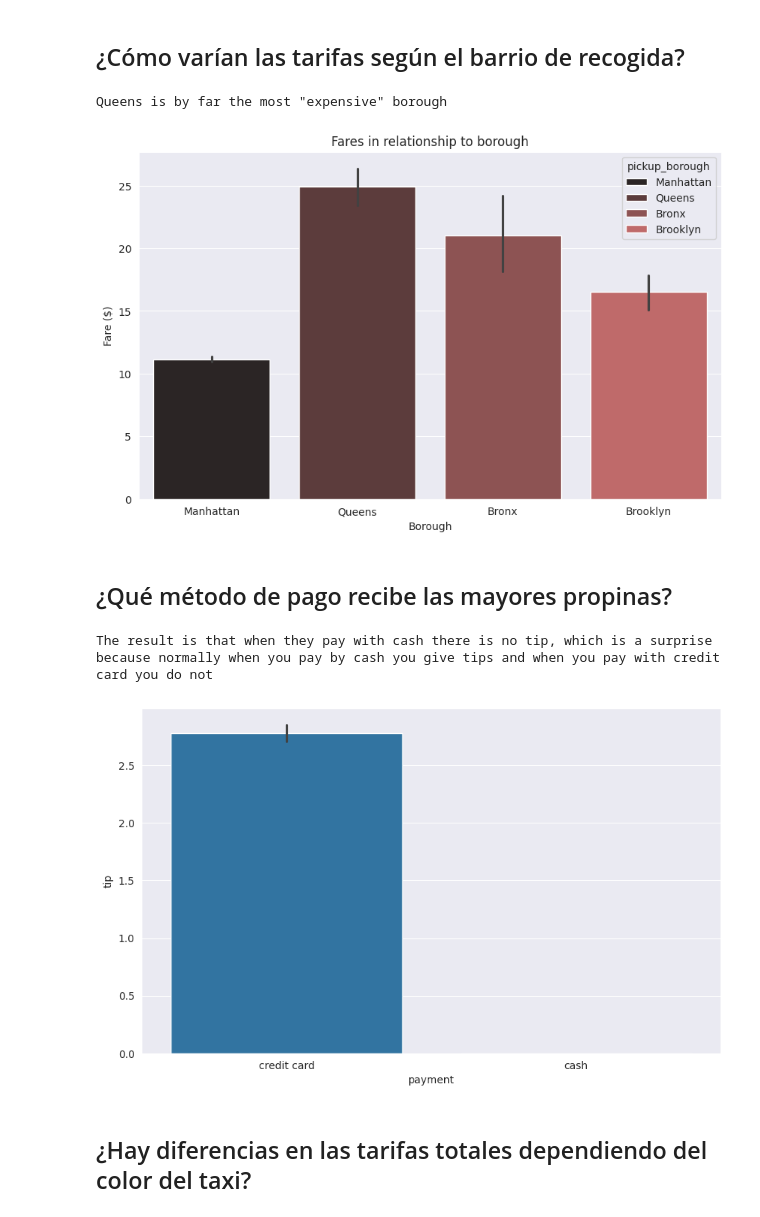
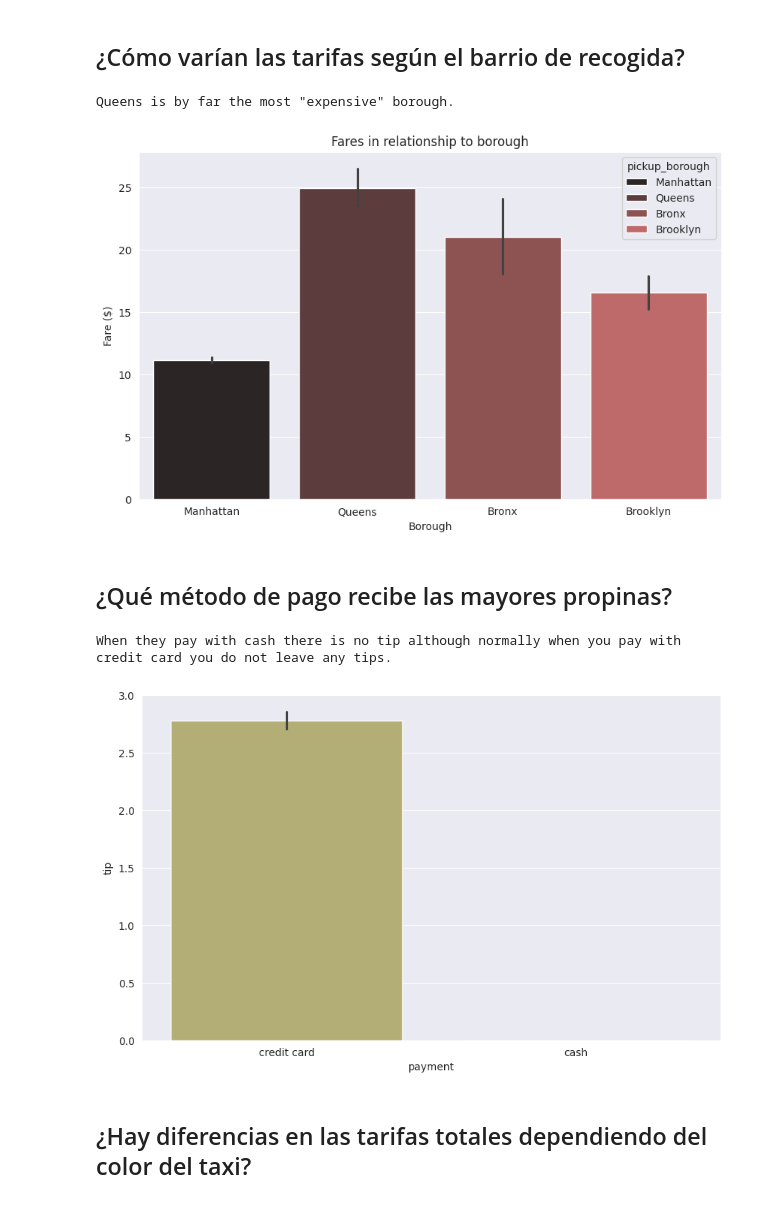
Before and after one commit to MarinaHolland/Python-Intro-for-Data-Science-at-CodeSpace, a Jupyter notebook: Notebooks/Lesson IV - Matplotlib and Seaborn.ipynb, the cells around one changed output. Saved outputs shown, nothing was run; the diff lists cells and outputs as text; code cells hidden in the pictures.

```diff
--- a/Notebooks/Lesson IV - Matplotlib and Seaborn.ipynb
+++ b/Notebooks/Lesson IV - Matplotlib and Seaborn.ipynb
@@ -589,20 +589,21 @@ plt.xlabel('Borough')
 plt.ylabel('Fare ($)')
 
 # Printing the answer
-print('Queens is by far the most "expensive" borough')
+print('Queens is by far the most "expensive" borough.')
 # %% [output]
-Queens is by far the most "expensive" borough
+Queens is by far the most "expensive" borough.
 [figure]
 # %% [markdown]
 ## ¿Qué método de pago recibe las mayores propinas?
 # %%
+# Creating the figure and the bar plot
 plt.figure(figsize=(10,6))
+sns.barplot(data=taxis_df, x='payment', y='tip', color='darkkhaki')
 
-sns.barplot(data=taxis_df, x='payment', y='tip')
-
-print('The result is that when they pay with cash there is no tip, which is a surprise because normally when you pay by cash you give tips and when you pay with credit card you do not')
+# Printing the result
+print('When they pay with cash there is no tip although normally when you pay with credit card you do not leave any tips.')
 # %% [output]
-The result is that when they pay with cash there is no tip, which is a surprise because normally when you pay by cash you give tips and when you pay with credit card you do not
+When they pay with cash there is no tip although normally when you pay with credit card you do not leave any tips.
-[figure, old version]
+[figure, new version]
 # %% [markdown]
 ## ¿Hay diferencias en las tarifas totales dependiendo del color del taxi?
```
Also changed, not shown: parts of 7 cells of this notebook.
